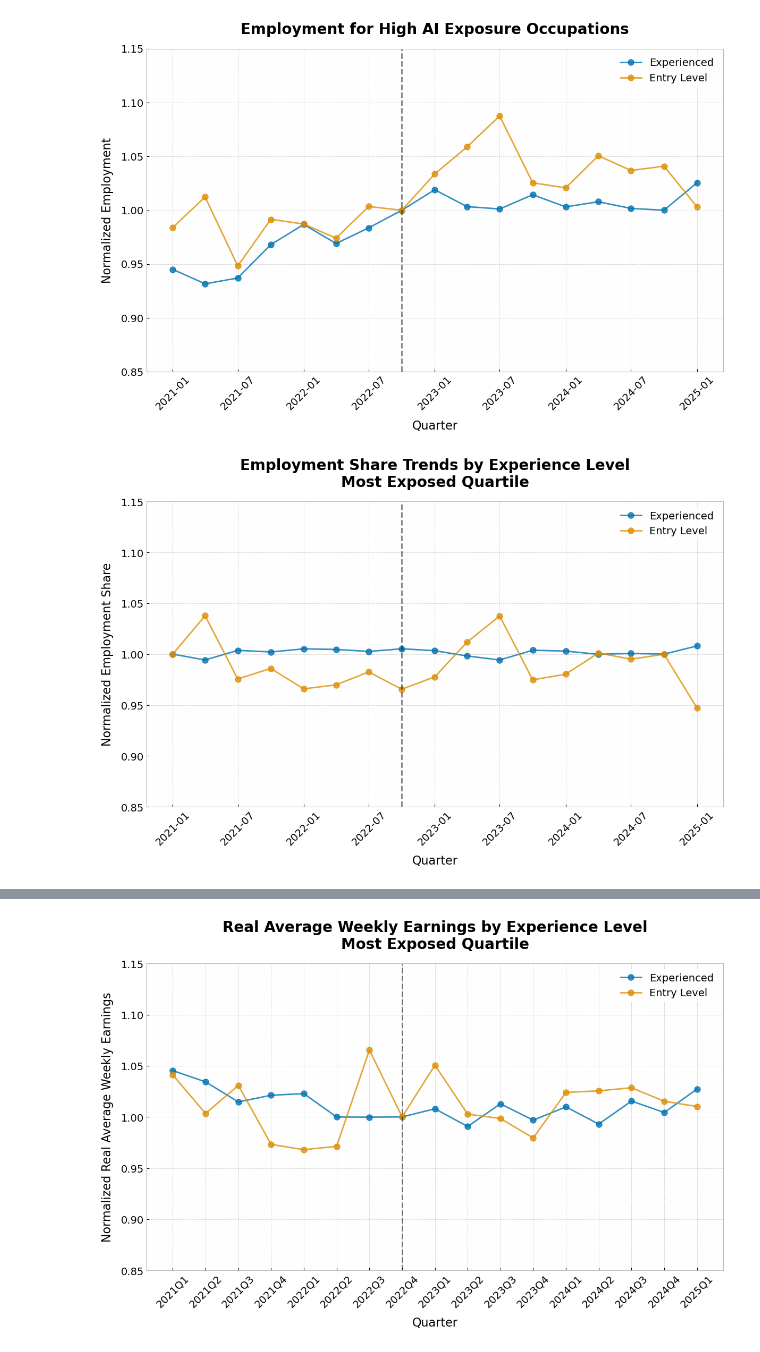
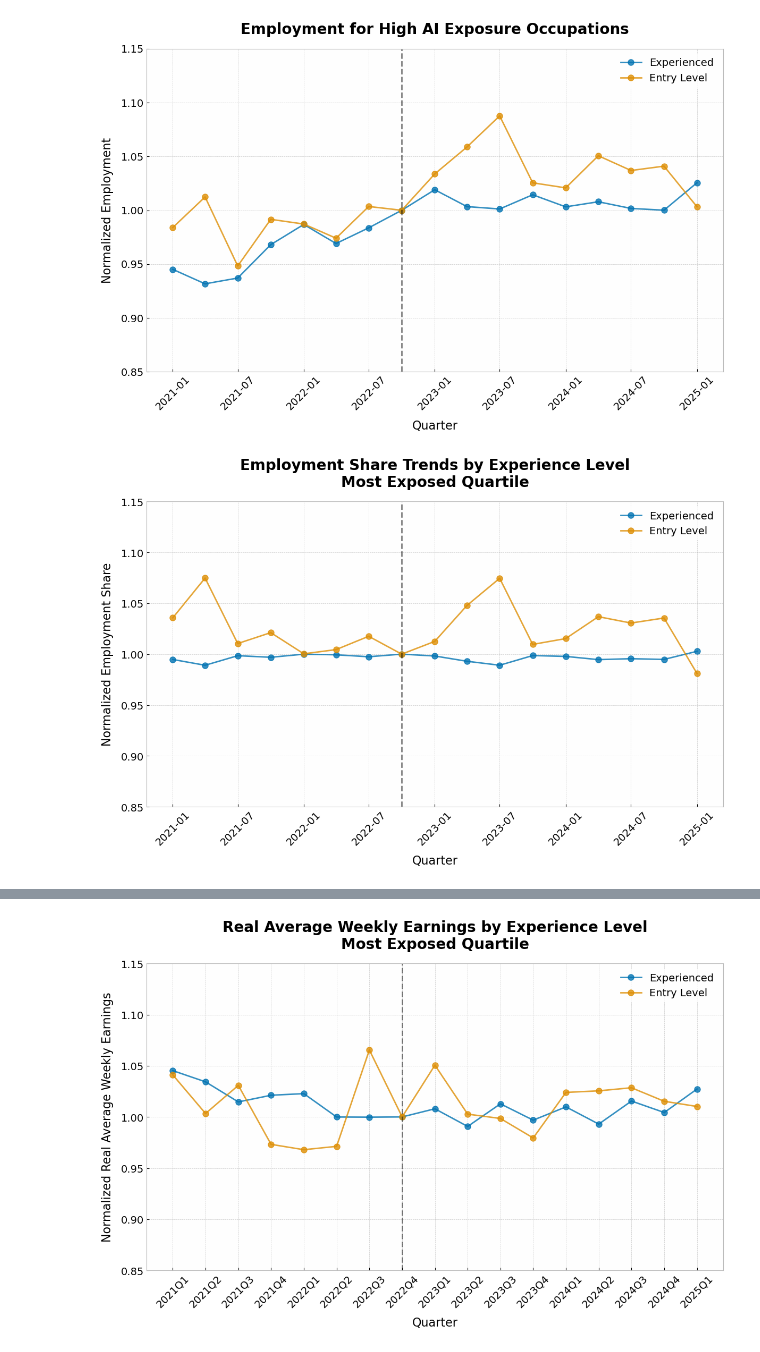
Before and after one commit to chandarb/CPS_Tracker, a Jupyter notebook: CPS_Tracker/code/cps_analysis.ipynb, the cells around one changed output, grey strips where cells are left out. Drawn from its saved outputs; the diff is of its cells as text; code cells hidden in the pictures.

Commit message:
fixed normalization for exposed young workers

```diff
--- a/CPS_Tracker/code/cps_analysis.ipynb
+++ b/CPS_Tracker/code/cps_analysis.ipynb
@@ -2384,9 +2384,9 @@ for i, entry_level in enumerate(normalized_data_experience['ENTRY_LEVEL'].unique
     entry_data = entry_data.merge(total_by_quarter, on='QUARTER_YEAR')
     entry_data['EMPLOYMENT_SHARE'] = entry_data['TOTAL_EMPLOYMENT_x'] / entry_data['TOTAL_EMPLOYMENT_y']
 
-    # Normalize to starting quarter
-    start_share = entry_data[entry_data['QUARTER_YEAR'] == start_quarter]['EMPLOYMENT_SHARE'].iloc[0]
-    entry_data['NORMALIZED_SHARE'] = entry_data['EMPLOYMENT_SHARE'] / start_share
+    # Normalize to normalization quarter
+    normalization_share = entry_data[entry_data['QUARTER_YEAR'] == normalization_quarter]['EMPLOYMENT_SHARE'].iloc[0]
+    entry_data['NORMALIZED_SHARE'] = entry_data['EMPLOYMENT_SHARE'] / normalization_share
 
     label = 'Entry Level' if entry_level else 'Experienced'
     ax.plot(entry_data['QUARTER_YEAR'].dt.to_timestamp(),
@@ -2414,34 +2414,34 @@ ax.set_ylim(0.85, 1.15)  # Changed to match occupation plot
 
 # Customize ticks with larger font
 ax.tick_params(axis='both', which='major', labelsize=14)
 plt.xticks(rotation=45)
 
 # Add vertical line at normalization quarter
 ax.axvline(x=pd.to_datetime(normalization_quarter), color='black', linestyle='--', alpha=0.5)
 
 # Add a light background color
 ax.set_facecolor('#FEFEFE')
 fig.patch.set_facecolor('white')
 
 # Customize legend with larger font
 ax.legend(fontsize=14,
          frameon=True,
          facecolor='white',
          edgecolor='none',
          loc='upper right')  # Changed to match occupation plot
 
 # Adjust layout
 plt.tight_layout()
 
 # Save figure to figures directory
 plt.savefig(f'../../Papers/figures/employment_share_entry_level_{start_quarter}.pdf', bbox_inches='tight', dpi=300)  # Added dpi parameter
 
 # Show plot
 plt.show()
 
 plt.close()
 # %% [output]
-[figure, old version]
+[figure, new version]
 # %%
 filtered_data_experience
 # %% [output]
```
Also changed, not shown: 18 other files.
